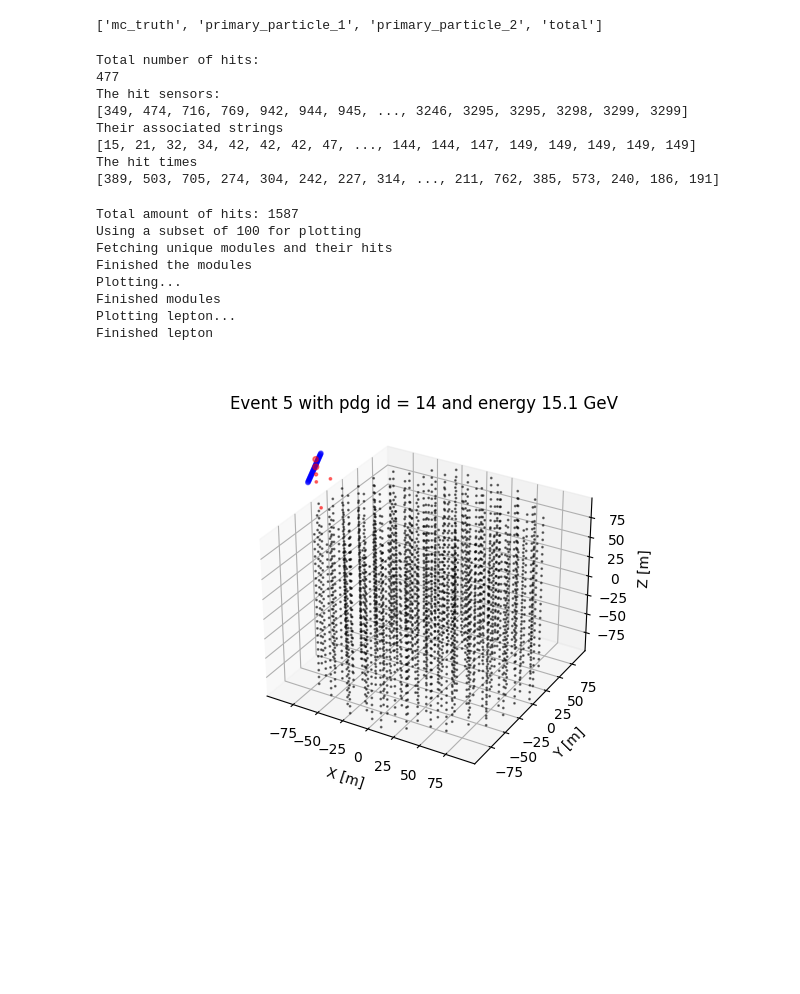
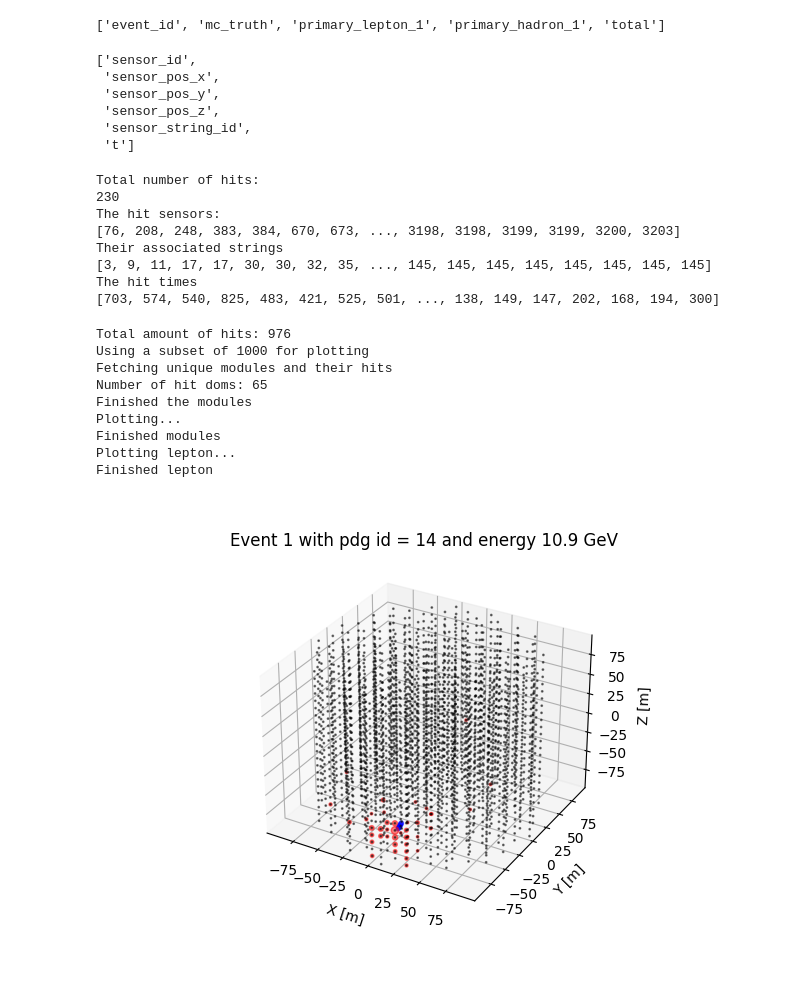
Before and after one commit to Harvard-Neutrino/prometheus, a Jupyter notebook: examples/example_meta_data_reader.ipynb, the cells around one changed output. Saved outputs shown, nothing was run; the diff lists cells and outputs as text; code cells hidden in the pictures; blank space fills up the shorter version.

```diff
--- a/examples/example_meta_data_reader.ipynb
+++ b/examples/example_meta_data_reader.ipynb
@@ -12,7 +12,7 @@ import h5py
 # %matplotlib qt
 # %%
 # Example loading a directory (highly recommend using lazy loading)
-example_set = ak.from_parquet('/home/unimelb.edu.au/smeighenberg/Projects/prometheus/examples/output/orca2_1_meta_data.parquet')
+example_set = ak.from_parquet('/home/unimelb.edu.au/smeighenberg/data/orca_1/job_1/custom_1002_meta_data.parquet')
 # %%
 # Example loading a single file
 # example_set = ak.from_parquet('./output/custom_1337_meta_data.parquet')
@@ -24,7 +24,16 @@ example_set = ak.from_parquet('/home/unimelb.edu.au/smeighenberg/Projects/promet
 # Each of these fields is formatted the same way
 example_set.fields
 # %% [output]
-['mc_truth', 'primary_particle_1', 'primary_particle_2', 'total']
+['event_id', 'mc_truth', 'primary_lepton_1', 'primary_hadron_1', 'total']
+# %%
+example_set.total.fields
+# %% [output]
+['sensor_id',
+ 'sensor_pos_x',
+ 'sensor_pos_y',
+ 'sensor_pos_z',
+ 'sensor_string_id',
+ 't']
 # %%
 # Example for one event
 event_id = 0
@@ -34,18 +43,18 @@ print(len(example_set.total.sensor_id[event_id]))
 print('The hit sensors: ')
 print(example_set.total.sensor_id[event_id])
 print('Their associated strings')
-print(example_set.total.string_id[event_id])
+print(example_set.total.sensor_string_id[event_id])
 print('The hit times')
 print(example_set.total.t[event_id])
 # %% [output]
 Total number of hits:
-477
+230
 The hit sensors:
-[349, 474, 716, 769, 942, 944, 945, ..., 3246, 3295, 3295, 3298, 3299, 3299]
+[76, 208, 248, 383, 384, 670, 673, ..., 3198, 3198, 3199, 3199, 3200, 3203]
 Their associated strings
-[15, 21, 32, 34, 42, 42, 42, 47, ..., 144, 144, 147, 149, 149, 149, 149, 149]
+[3, 9, 11, 17, 17, 30, 30, 32, 35, ..., 145, 145, 145, 145, 145, 145, 145, 145]
 The hit times
-[389, 503, 705, 274, 304, 242, 227, 314, ..., 211, 762, 385, 573, 240, 186, 191]
+[703, 574, 540, 825, 483, 421, 525, 501, ..., 138, 149, 147, 202, 168, 194, 300]
 # %%
 def parquet_sub_plotting(
         data, e_id, det,
@@ -75,6 +84,7 @@ def parquet_sub_plotting(
     ])
     print('Fetching unique modules and their hits')
     hit_doms, hit_counts = np.unique(sensor_comb, axis=0, return_counts=True)
+    print('Number of hit doms: %d' %len(hit_doms))
     hit_counts = np.log10(hit_counts)
     hit_counts[hit_counts < np.log10(hitcut)] = 0.
     print('Finished the modules')
@@ -91,9 +101,9 @@ def parquet_sub_plotting(
     if show_lepton:
         print('Plotting lepton...')
         ax.scatter(
-            data.primary_particle_1.loss_pos_x[event_id],
-            data.primary_particle_1.loss_pos_y[event_id],
-            data.primary_particle_1.loss_pos_z[event_id],
+            data.primary_lepton_1.loss_pos_x[event_id],
+            data.primary_lepton_1.loss_pos_y[event_id],
+            data.primary_lepton_1.loss_pos_z[event_id],
             s=( scaling
             ),
             color='blue', alpha=0.5)
@@ -121,7 +131,7 @@ def parquet_sub_plotting(
 # %%
 # Getting the detector
 pos = []
-with open('../hebe/data/orca-geo') as geo_in:
+with open('../prometheus/data/orca-geo') as geo_in:
     read_lines = geo_in.readlines()
     modules_i = read_lines.index("### Modules ###\n")
     for line in read_lines[modules_i+1:]:
@@ -134,20 +144,21 @@ det = det - np.mean(det, axis=0)
 # %%
 parquet_sub_plotting(
     example_set,
-    e_id=5, det=det,
+    e_id=1, det=det,
     channel='total',
     show_lepton=True,
     scaling=10,
-    number_of_hits=100,
+    number_of_hits=1000,
     hitcut=0
 )
 # %% [output]
-Total amount of hits: 1587
-Using a subset of 100 for plotting
+Total amount of hits: 976
+Using a subset of 1000 for plotting
 Fetching unique modules and their hits
+Number of hit doms: 65
 Finished the modules
 Plotting...
 Finished modules
 Plotting lepton...
 Finished lepton
-[figure, old version]
+[figure, new version]
```
Also changed, not shown: 2 other files.
